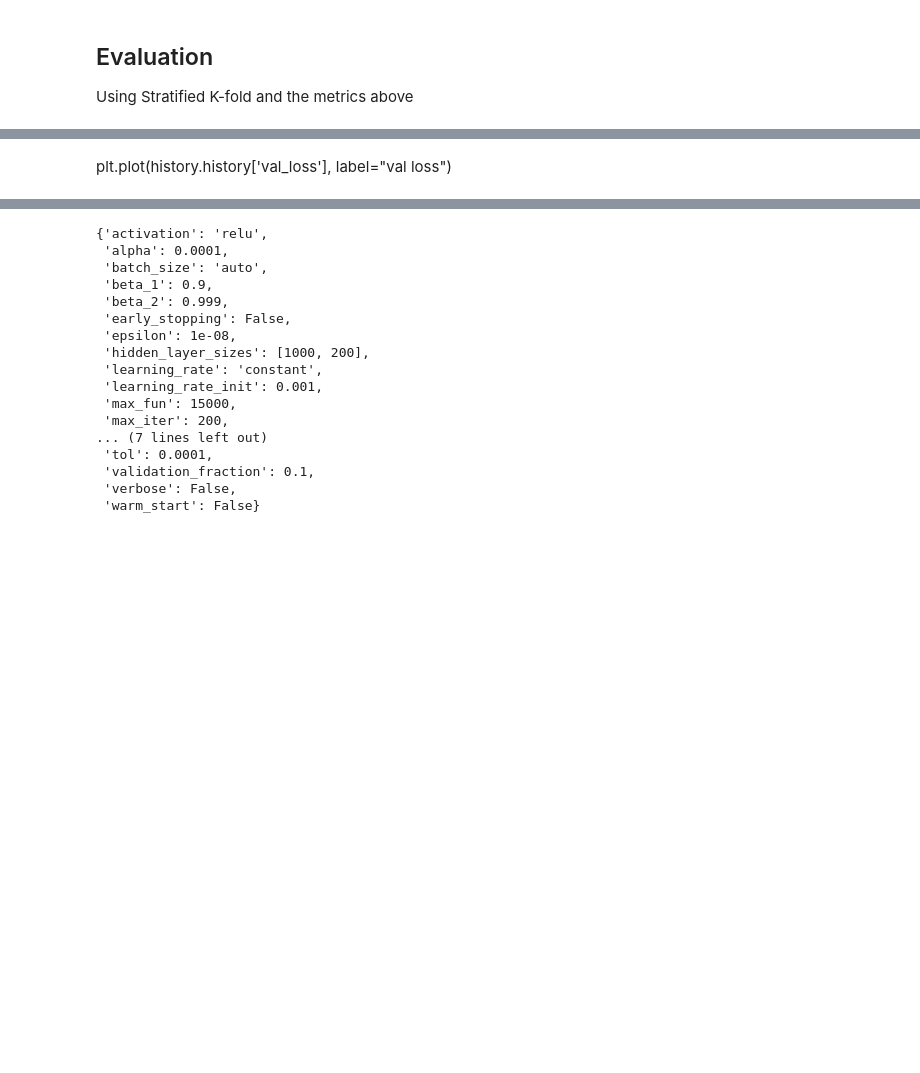
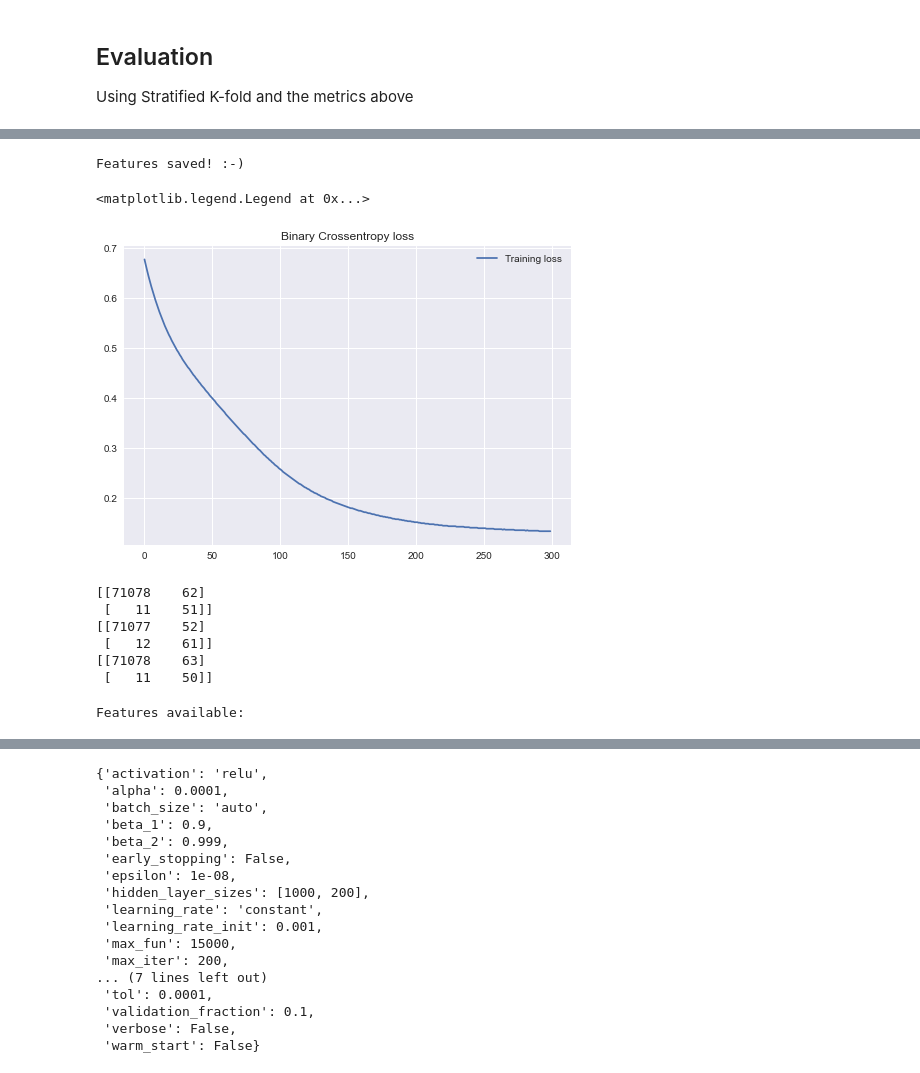
Before and after one commit to bjarnemu/aml2021finalproject, a Jupyter notebook: krog_pytorch.ipynb, the cells around one changed output, grey strips where cells are left out. Saved outputs shown, nothing was run; the diff lists cells and outputs as text; code cells hidden in the pictures; blank space fills up the shorter version.

```diff
--- a/krog_pytorch.ipynb
+++ b/krog_pytorch.ipynb
@@ -393,2 +429,0 @@ nn.evaluate(X_test)
-# %% [markdown]
-plt.plot(history.history['val_loss'], label="val loss")
@@ -394,0 +436,23 @@ plt.plot(history.history['val_loss'], label="val loss")
+# %%
+save_features(py_preds, filename="pytorch_predictions")
+# %% [output]
+Features saved! :-)
+# %%
+plt.plot(histories[0]['loss'], label="Training loss")
+plt.title("Binary Crossentropy loss")
+plt.legend()
+# %% [output]
+<matplotlib.legend.Legend at 0x...>
+[figure, added]
+# %%
+#print(confusion_matrix(nn_preds['all'].astype(int), y_all_test))
+print(confusion_matrix(py_preds['all'].int(), y_all_test))
+print(confusion_matrix(py_preds['median'].int(), y_median_test))
+print(confusion_matrix(py_preds['perm'].int(), y_perm_test))
+# %% [output]
+[[71078    62]
+ [   11    51]]
+[[71077    52]
+ [   12    61]]
+[[71078    63]
+ [   11    50]]
@@ -394,0 +488,8 @@ plt.plot(history.history['val_loss'], label="val loss")
+# %%
+# nn_preds = load_features(filename="nn_preds")
+# py_preds = load_features(filename="pytorch_predictions")
+# sklearn_predictions = load_features(filename="sklearn_predictions")
+histories = load_features(filename="histories")
+# accuracies = load_features(filename="accuracies")
+# %% [output]
+Features available:
```
Also changed, not shown: parts of 41 cells of this notebook, 1 other file.
